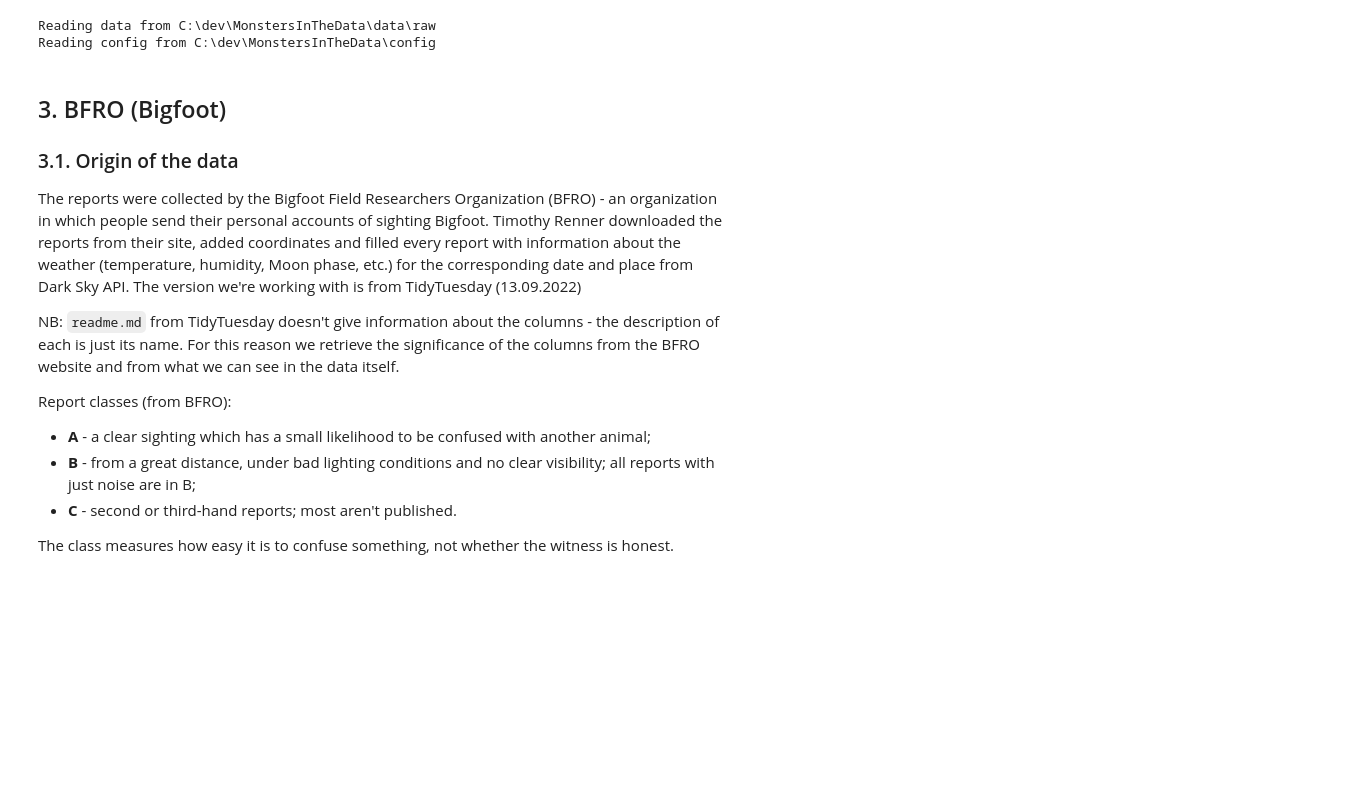
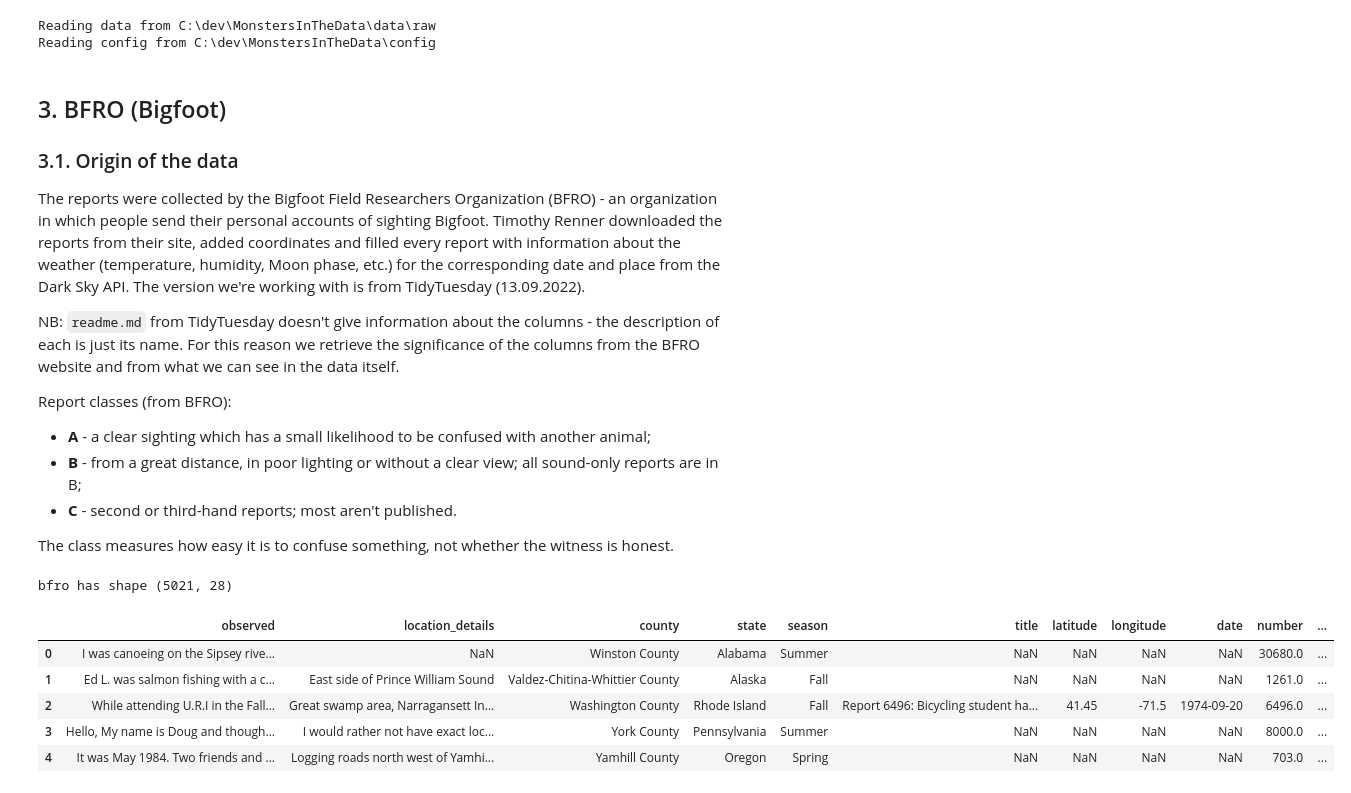
Before and after one commit to SimoAngelov/MonstersInTheData, a Jupyter notebook: notebooks/01_data_collection.ipynb, the cells around one changed output. Saved outputs shown, nothing was run; the diff lists cells and outputs as text; code cells hidden in the pictures; blank space fills up the shorter version.

```diff
--- a/notebooks/01_data_collection.ipynb
+++ b/notebooks/01_data_collection.ipynb
@@ -37,13 +37,27 @@ Reading config from C:\dev\MonstersInTheData\config
 
 ### 3.1. Origin of the data
 
-The reports were collected by the Bigfoot Field Researchers Organization (BFRO) - an organization in which people send their personal accounts of sighting Bigfoot. Timothy Renner downloaded the reports from their site, added coordinates and filled every report with information about the weather (temperature, humidity, Moon phase, etc.) for the corresponding date and place from Dark Sky API. The version we're working with is from TidyTuesday (13.09.2022)
+The reports were collected by the Bigfoot Field Researchers Organization (BFRO) - an organization in which people send their personal accounts of sighting Bigfoot. Timothy Renner downloaded the reports from their site, added coordinates and filled every report with information about the weather (temperature, humidity, Moon phase, etc.) for the corresponding date and place from the Dark Sky API. The version we're working with is from TidyTuesday (13.09.2022).
 
 NB: `readme.md` from TidyTuesday doesn't give information about the columns - the description of each is just its name. For this reason we retrieve the significance of the columns from the BFRO website and from what we can see in the data itself.
 
 Report classes (from BFRO):
 - **A** - a clear sighting which has a small likelihood to be confused with another animal;
-- **B** - from a great distance, under bad lighting conditions and no clear visibility; all reports with just noise are in B;
+- **B** - from a great distance, in poor lighting or without a clear view; all sound-only reports are in B;
 - **C** - second or third-hand reports; most aren't published.
 
 The class measures how easy it is to confuse something, not whether the witness is honest.
+# %%
+# Loading and first looks
+bfro = pd.read_csv(RAW / "bfro" / "bigfoot.csv")
+
+print(f"bfro has shape {bfro.shape}")
+bfro.head()
+# %% [output]
+bfro has shape (5021, 28)
+|  | observed | location_details | county | state | season | title | latitude | longitude | date | number | ... |
+| 0 | I was canoeing on the Sipsey rive... | NaN | Winston County | Alabama | Summer | NaN | NaN | NaN | NaN | 30680.0 | ... |
+| 1 | Ed L. was salmon fishing with a c... | East side of Prince William Sound | Valdez-Chitina-Whittier County | Alaska | Fall | NaN | NaN | NaN | NaN | 1261.0 | ... |
+| 2 | While attending U.R.I in the Fall... | Great swamp area, Narragansett In... | Washington County | Rhode Island | Fall | Report 6496: Bicycling student ha... | 41.45 | -71.5 | 1974-09-20 | 6496.0 | ... |
+| 3 | Hello, My name is Doug and though... | I would rather not have exact loc... | York County | Pennsylvania | Summer | NaN | NaN | NaN | NaN | 8000.0 | ... |
+| 4 | It was May 1984. Two friends and ... | Logging roads north west of Yamhi... | Yamhill County | Oregon | Spring | NaN | NaN | NaN | NaN | 703.0 | ... |
```
Also changed, not shown: parts of 37 cells of this notebook.
